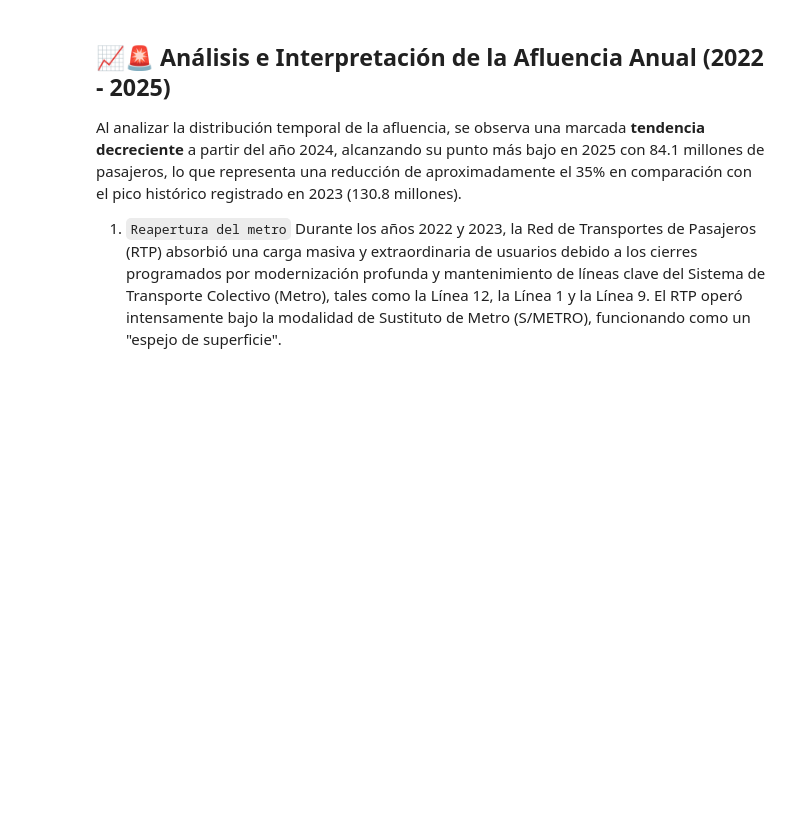
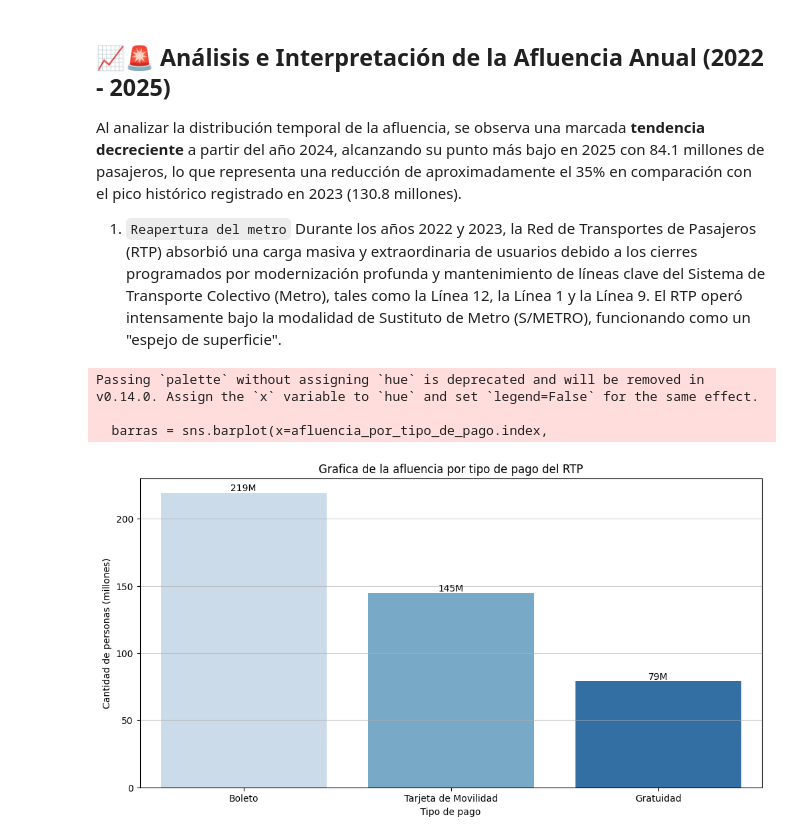
Before and after one commit to K4lilinuxX/CDMX, a Jupyter notebook: RTP-CDMX/afluencia_rtp_cdmx.ipynb, the cells around one changed output. Cells and saved outputs as stored; diff of their text form; code cells hidden in the pictures; blank space fills up the shorter version.

Commit message:
Hice una gráfica de barras acerca de la afluencia por tipo de pago de cada servicio del RTP

```diff
--- a/RTP-CDMX/afluencia_rtp_cdmx.ipynb
+++ b/RTP-CDMX/afluencia_rtp_cdmx.ipynb
@@ -243,3 +243,35 @@ Passing `palette` without assigning `hue` is deprecated and will be removed in v
 Al analizar la distribución temporal de la afluencia, se observa una marcada **tendencia decreciente** a partir del año 2024, alcanzando su punto más bajo en 2025 con 84.1 millones de pasajeros, lo que representa una reducción de aproximadamente el 35% en comparación con el pico histórico registrado en 2023 (130.8 millones).
 
 1. `Reapertura del metro` Durante los años 2022 y 2023, la Red de Transportes de Pasajeros (RTP) absorbió una carga masiva y extraordinaria de usuarios debido a los cierres programados por modernización profunda y mantenimiento de líneas clave del Sistema de Transporte Colectivo (Metro), tales como la Línea 12, la Línea 1 y la Línea 9. El RTP operó intensamente bajo la modalidad de Sustituto de Metro (S/METRO), funcionando como un "espejo de superficie".
+# %%
+# ----- Agrupación y gráfica de la afluencia por tipo de pago de cada servicio del RTP -----
+
+# Modificamos para que en lugar de que diga "Prepago" diga "Tarjeta de Movilidad"
+tarjeta_movilidad = {
+    "Prepago": "Tarjeta de Movilidad"
+}
+df_sin_2026["tipo_pago"] = df_sin_2026["tipo_pago"].replace(tarjeta_movilidad, regex=True)
+
+
+afluencia_por_tipo_de_pago = df_sin_2026.groupby("tipo_pago")["afluencia"].sum().sort_values(ascending=False)
+
+# -- Gráfica de barras acerca de afluencia por tipo de pago del RTP --
+plt.figure(figsize=(12,6))
+plt.title("Grafica de la afluencia por tipo de pago del RTP")
+barras = sns.barplot(x=afluencia_por_tipo_de_pago.index,
+                     y=afluencia_por_tipo_de_pago.values / 1_000_000,
+                     palette="Blues")
+for contenedores in barras.containers:
+    barras.bar_label(contenedores,
+                     fmt='%.0fM')
+plt.xlabel("Tipo de pago")
+plt.ylabel("Cantidad de personas (millones)")
+plt.grid(axis="y",
+         linestyle="-",
+         alpha=0.6)
+plt.show()
+# %% [output]
+Passing `palette` without assigning `hue` is deprecated and will be removed in v0.14.0. Assign the `x` variable to `hue` and set `legend=False` for the same effect.
+
+  barras = sns.barplot(x=afluencia_por_tipo_de_pago.index,
+[figure, added]
```
Also changed, not shown: parts of 1 cell of this notebook.
